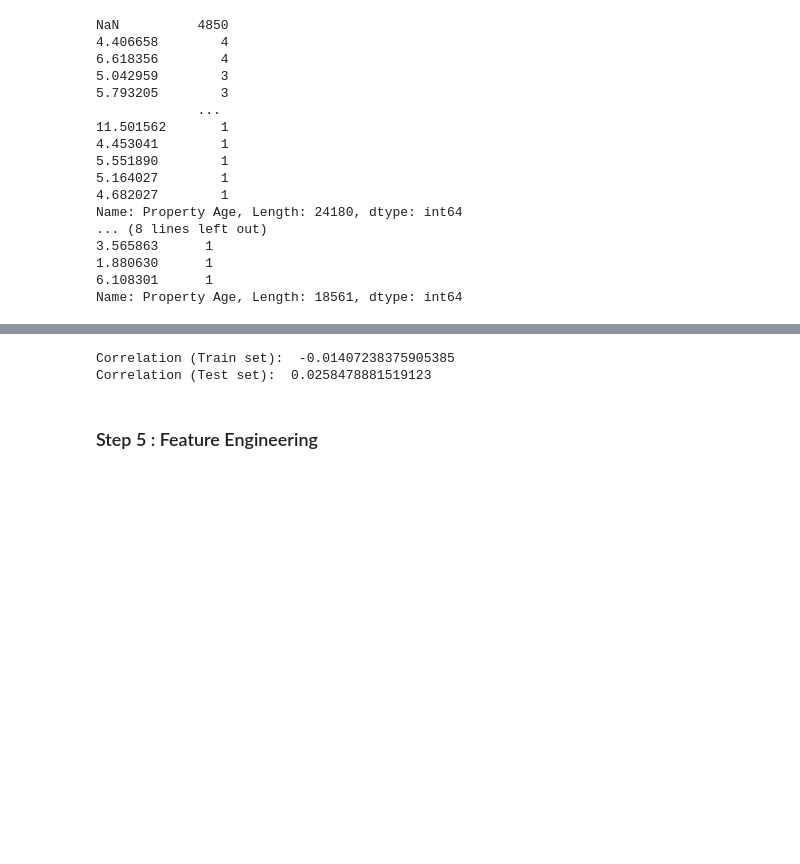
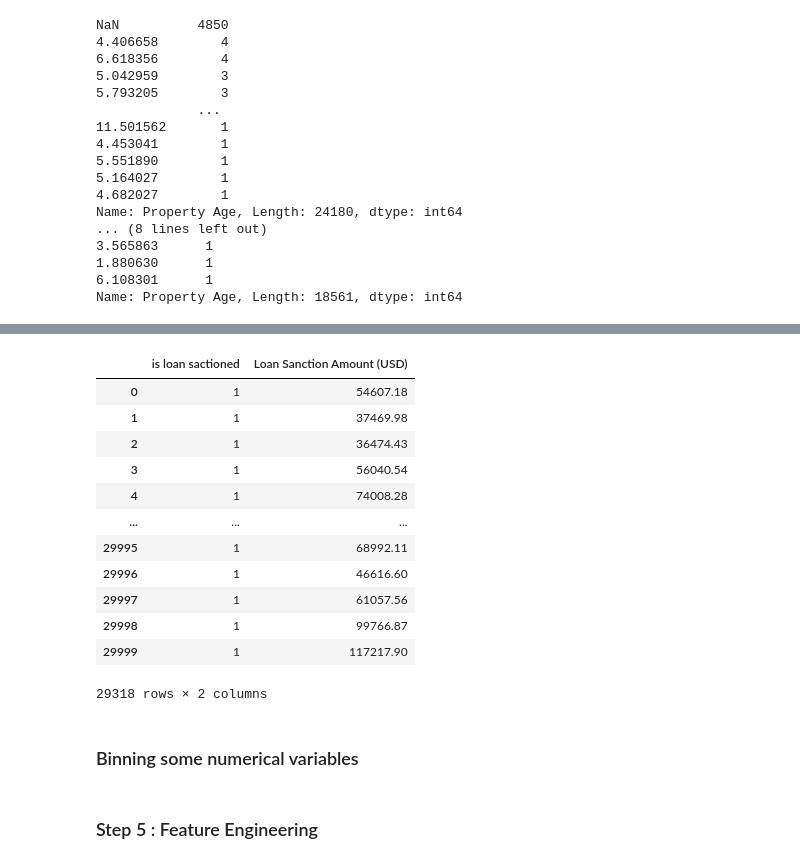
Before and after one commit to abhishekvraman/PythonCodes, a Jupyter notebook: practice.ipynb, the cells around one changed output, grey strips where cells are left out. Cells and saved outputs as stored; diff of their text form; code cells hidden in the pictures; blank space fills up the shorter version.

```diff
--- a/practice.ipynb
+++ b/practice.ipynb
@@ -429,4 +465,4 @@ for i in df.index:
 df = test[test['Property Price']<0][['Property Price']]
 df2 = test[test['Property Price']>0][['Property Price','Property Location','Property Type']]
 for i in df.index:
-    test.at[i,'Property Price'] = df2[(df2['Property Location']==test.at[i,'Property Location']) & (df2['Property Type'] == test.at[i,'Property Type'])]['Property Price'].mean()
+    test.loc[i,'Property Price'] = df2[(df2['Property Location']==test.at[i,'Property Location']) & (df2['Property Type'] == test.at[i,'Property Type'])]['Property Price'].mean()
@@ -433,7 +471,7 @@ for i in df.index:
 # %%
 df = train[train['Income (USD)'].isna()][['Income (USD)']]
-df2 = train[~train['Income (USD)'].isna()][['Income (USD)','Profession','Type of Employment']]
+df2 = train[~train['Income (USD)'].isna()][['Income (USD)','Type of Employment']]
 for i in df.index:
-    train.at[i,'Income (USD)'] = df2[(df2['Profession']==train.at[i,'Profession']) & (df2['Type of Employment'] == train.at[i,'Type of Employment'])]['Income (USD)'].mean()
+    train.loc[i,'Income (USD)'] = df2[(df2['Type of Employment'] == train.at[i,'Type of Employment'])]['Income (USD)'].mean()
 # %%
 df = test[test['Income (USD)'].isna()][['Income (USD)']]
@@ -462,4 +500,3 @@ Loan Sanction Amount (USD)     250
 dtype: int64
 # %%
-train = train.dropna(subset=['Loan Sanction Amount (USD)'])
-train = train.replace(-999,0)
+train['Loan Sanction Amount (USD)'].value_counts(dropna=False)
@@ -504,4 +538,25 @@ Property Price                  0
 dtype: int64
+# %%
+train['Loan Saction Fraction'] = round(train['Loan Sanction Amount (USD)']/train['Loan Amount Request (USD)'],3)
+train['is loan sactioned'] = 0
+train.loc[(train['Loan Sanction Amount (USD)'] > 0), ('is loan sactioned')] = 1
+train[['is loan sactioned','Loan Sanction Amount (USD)']]
+# %% [output]
+|  | is loan sactioned | Loan Sanction Amount (USD) |
+| 0 | 1 | 54607.18 |
+| 1 | 1 | 37469.98 |
+| 2 | 1 | 36474.43 |
+| 3 | 1 | 56040.54 |
+| 4 | 1 | 74008.28 |
+| ... | ... | ... |
+| 29995 | 1 | 68992.11 |
+| 29996 | 1 | 46616.60 |
+| 29997 | 1 | 61057.56 |
+| 29998 | 1 | 99766.87 |
+| 29999 | 1 | 117217.90 |
+29318 rows × 2 columns
+# %% [markdown]
+### Binning some numerical variables
 # %%
 train['Age'],bins = pd.cut(train['Age'],8,retbins=True, labels=False)
 test['Age'] = pd.cut(test['Age'], bins=bins, labels=False, include_lowest=True)
@@ -511,12 +567,2 @@ test['Property Age'] = pd.cut(test['Property Age'], bins=bins, labels=False, inc
 train['Property Price'],bins = pd.qcut(train['Property Price'],20,retbins=True, labels=False)
 test['Property Price'] = pd.cut(test['Property Price'],bins=bins, labels=False, include_lowest=True)
-# %%
-le = LabelEncoder()
-Income_Stability = pd.Series(le.fit_transform(train['Expense Type 2']))
-print("Correlation (Train set): ", Income_Stability.corr(train['Dependents']))
-
-Income_Stability = pd.Series(le.fit_transform(test['Expense Type 2']))
-print("Correlation (Test set): ", Income_Stability.corr(test['Dependents']))
-# %% [output]
-Correlation (Train set):  -0.01407238375905385
-Correlation (Test set):  0.0258478881519123
```
Also changed, not shown: parts of 53 cells of this notebook.
